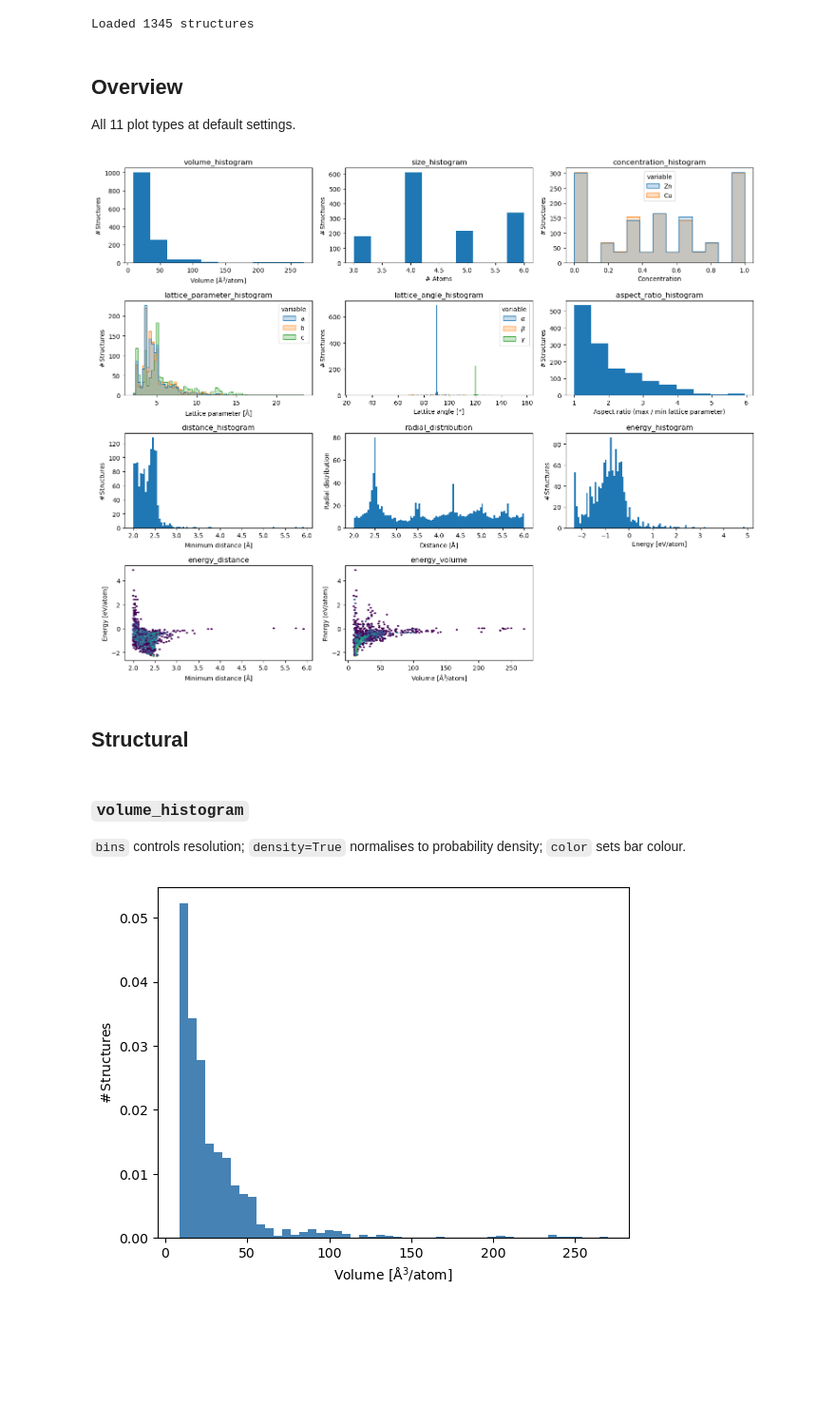
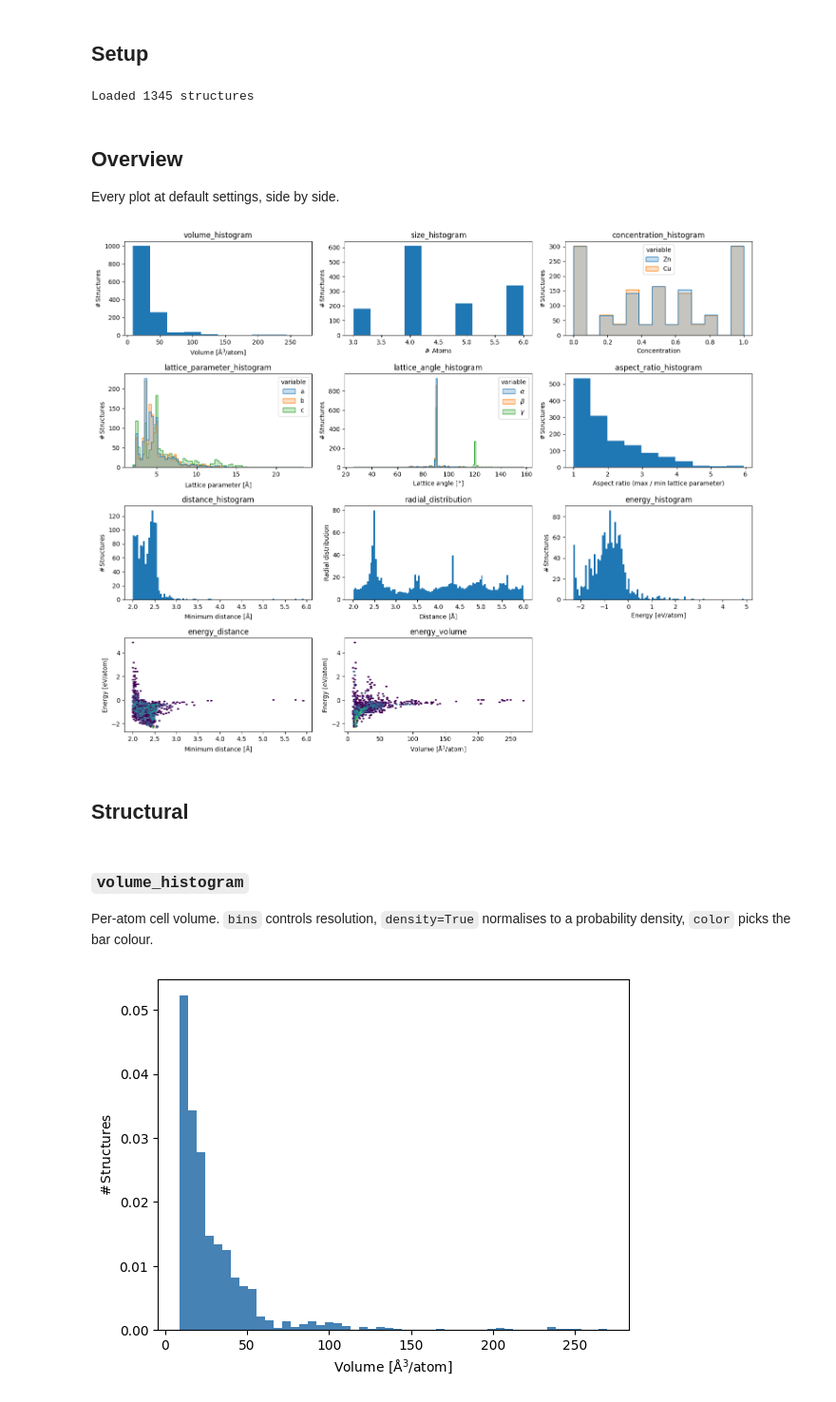
Before and after one commit to eisenforschung/assyst, a Jupyter notebook: notebooks/PlotGallery.ipynb, the cells around one changed output. Shown at 95% size. Drawn from its saved outputs; the diff is of its cells as text; code cells hidden in the pictures; blank space fills up the shorter version.

```diff
--- a/notebooks/PlotGallery.ipynb
+++ b/notebooks/PlotGallery.ipynb
@@ -5,3 +18,5 @@ Reference notebook showing all available plot types in `assyst.plot`. Load the p
+# %% [markdown]
+## Setup
 # %%
 import pickle
 import matplotlib.pyplot as plt
@@ -16,53 +31,39 @@ Loaded 1345 structures
 # %% [markdown]
 ## Overview
 
-All 11 plot types at default settings.
+Every plot at default settings, side by side.
-# %%
-fig = plt.figure(figsize=(15, 12))
-
-plt.subplot(4, 3, 1);
-plt.title('volume_histogram')
-aplot.volume_histogram(structures)
-plt.subplot(4, 3, 2);
-plt.title('size_histogram')
-aplot.size_histogram(structures)
-plt.subplot(4, 3, 3);
-plt.title('concentration_histogram')
-aplot.concentration_histogram(structures)
-plt.subplot(4, 3, 4);
-plt.title('lattice_parameter_histogram')
-aplot.lattice_parameter_histogram(structures)
-plt.subplot(4, 3, 5);
-plt.title('lattice_angle_histogram')
-aplot.lattice_angle_histogram(structures)
-plt.subplot(4, 3, 6);
-plt.title('aspect_ratio_histogram')
-aplot.aspect_ratio_histogram(structures)
-plt.subplot(4, 3, 7);
-plt.title('distance_histogram')
-aplot.distance_histogram(structures)
-plt.subplot(4, 3, 8);
-plt.title('radial_distribution')
-aplot.radial_distribution(structures)
-plt.subplot(4, 3, 9);
-plt.title('energy_histogram')
-aplot.energy_histogram(structures)
-plt.subplot(4, 3, 10);
-plt.title('energy_distance')
-aplot.energy_distance(structures)
-plt.subplot(4, 3, 11);
-plt.title('energy_volume')
-aplot.energy_volume(structures)
-
-plt.tight_layout()
-# %% [output]
-[figure, removed]
+# %%
+fig = plt.figure(figsize=(15, 12))
+
+plots = [
+    ('volume_histogram',            aplot.volume_histogram),
+    ('size_histogram',              aplot.size_histogram),
+    ('concentration_histogram',     aplot.concentration_histogram),
+    ('lattice_parameter_histogram', aplot.lattice_parameter_histogram),
+    ('lattice_angle_histogram',     aplot.lattice_angle_histogram),
+    ('aspect_ratio_histogram',      aplot.aspect_ratio_histogram),
+    ('distance_histogram',          aplot.distance_histogram),
+    ('radial_distribution',         aplot.radial_distribution),
+    ('energy_histogram',            aplot.energy_histogram),
+    ('energy_distance',             aplot.energy_distance),
+    ('energy_volume',               aplot.energy_volume),
+]
+
+for i, (name, fn) in enumerate(plots, start=1):
+    plt.subplot(4, 3, i)
+    plt.title(name)
+    fn(structures)
+
+plt.tight_layout()
+# %% [output]
+[figure, added]
 # %% [markdown]
 ## Structural
 # %% [markdown]
 ### `volume_histogram`
 
-`bins` controls resolution; `density=True` normalises to probability density; `color` sets bar colour.
+Per-atom cell volume.  `bins` controls resolution, `density=True` normalises
+to a probability density, `color` picks the bar colour.
 # %%
 aplot.volume_histogram(structures, bins=50, color='steelblue', density=True);
 # %% [output]
```
Also changed, not shown: parts of 34 cells of this notebook, 3 other files.
